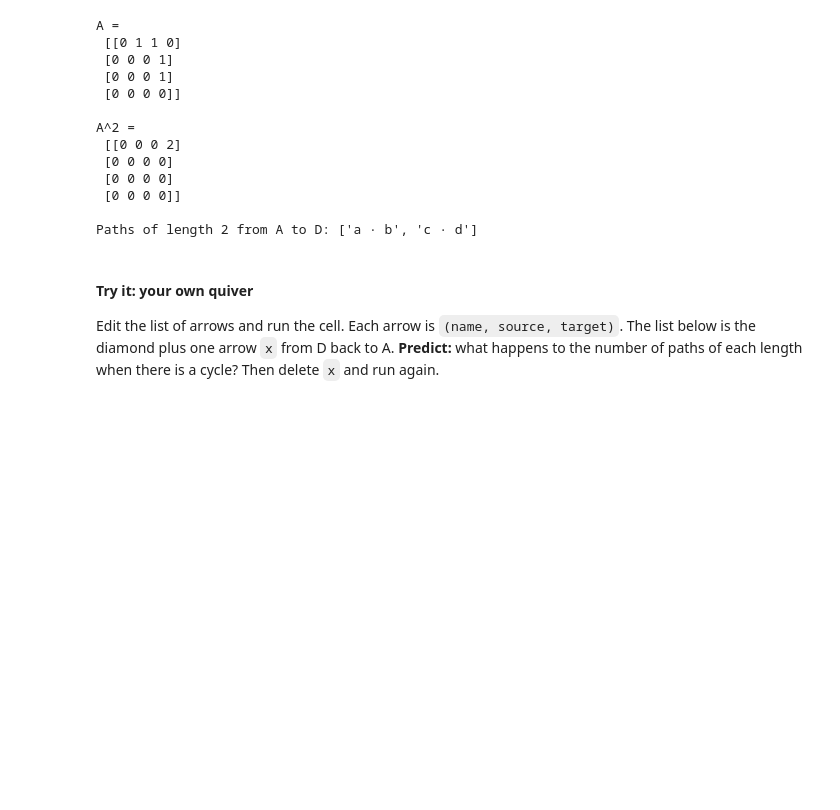
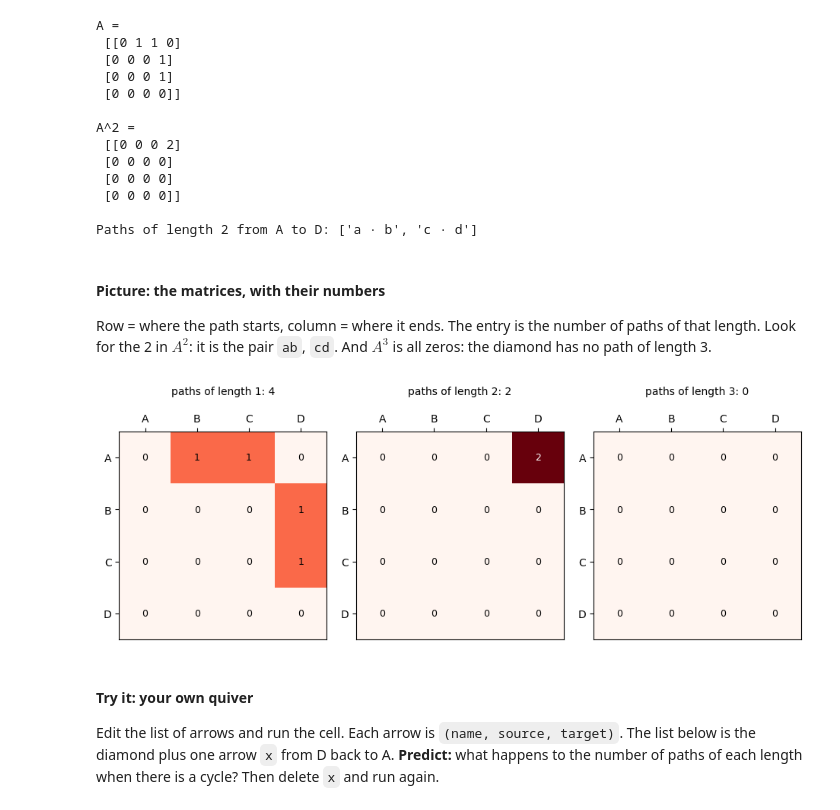
Before and after one commit to Izainea/aiq-quivers, a Jupyter notebook: workshop_ciarp2026.ipynb, the cells around one changed output. Saved outputs shown, nothing was run; the diff lists cells and outputs as text; code cells hidden in the pictures; blank space fills up the shorter version.

```diff
--- a/workshop_ciarp2026.ipynb
+++ b/workshop_ciarp2026.ipynb
@@ -241,6 +299,33 @@ A^2 =
  [0 0 0 0]]
 
 Paths of length 2 from A to D: ['a · b', 'c · d']
+# %% [markdown]
+#### Picture: the matrices, with their numbers
+
+Row = where the path starts, column = where it ends. The entry is the number of paths of that length. Look for the 2 in $A^2$: it is the pair `ab`, `cd`. And $A^3$ is all zeros: the diamond has no path of length 3.
+# %%
+def show_matrix(ax, M, names, title):
+    # A matrix as a coloured grid, with every entry written in its square.
+    M = np.asarray(M)
+    ax.imshow(M, cmap="Reds", vmin=0, vmax=max(2, M.max()))
+    for i in range(M.shape[0]):
+        for j in range(M.shape[1]):
+            ax.text(j, i, int(M[i, j]), ha="center", va="center", fontsize=9,
+                    color="white" if M[i, j] > 0.6 * max(2, M.max()) else "black")
+    ax.set_xticks(range(len(names)), names)
+    ax.set_yticks(range(len(names)), names)
+    ax.xaxis.tick_top()
+    ax.set_title(title, fontsize=10, pad=18)
+
+
+fig, axes = plt.subplots(1, 3, figsize=(9.5, 3.4))
+for ax, k in zip(axes, (1, 2, 3)):
+    show_matrix(ax, np.linalg.matrix_power(A, k), list(diamond.Q0),
+                f"paths of length {k}: {int(np.linalg.matrix_power(A, k).sum())}")
+plt.tight_layout()
+plt.show()
+# %% [output]
+[figure, added]
 # %% [markdown]
 #### Try it: your own quiver
 
```
Also changed, not shown: parts of 51 cells of this notebook.
